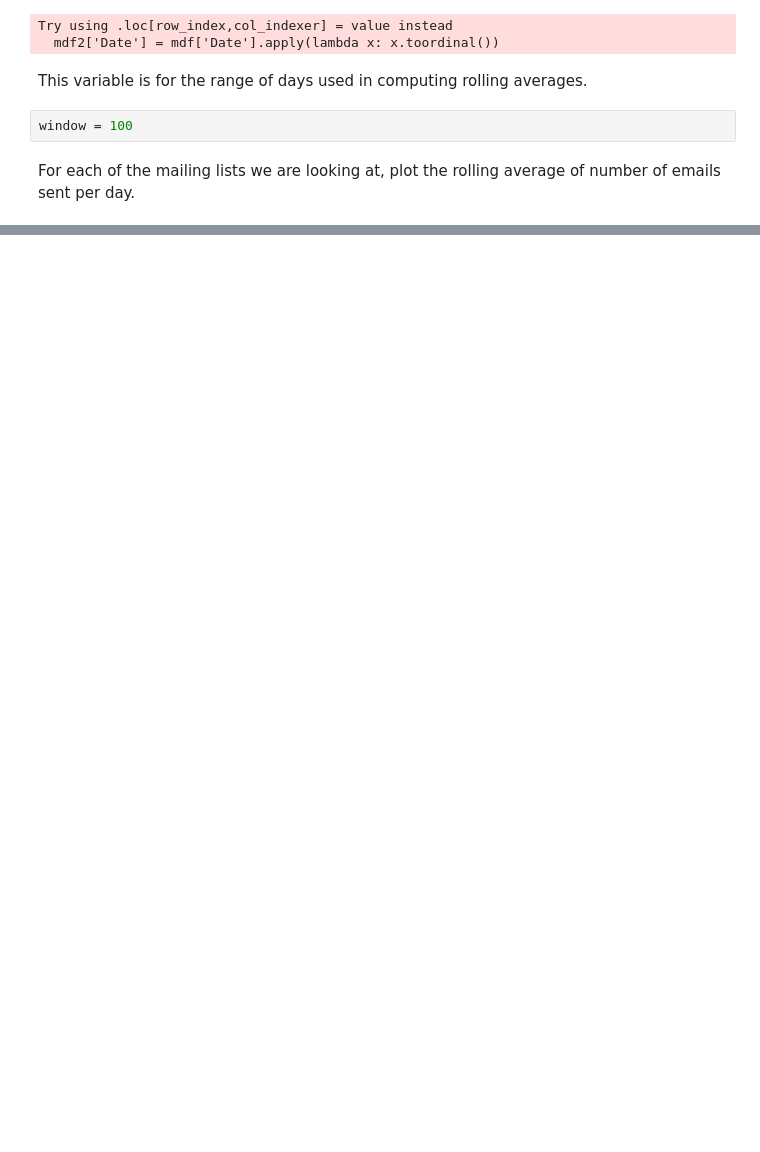
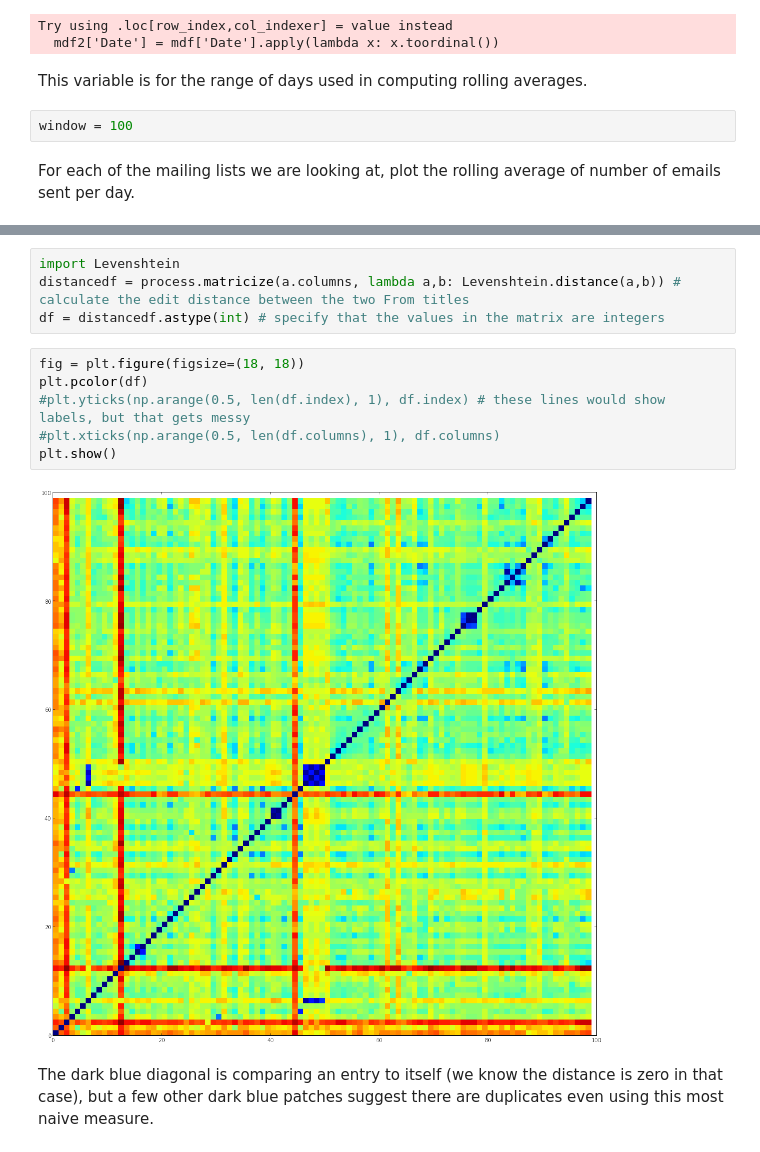
Before and after one commit to datactive/bigbang, a Jupyter notebook: examples/Plot Activity.ipynb, the cells around one changed output, grey strips where cells are left out. Saved outputs shown, nothing was run; the diff lists cells and outputs as text; blank space fills up the shorter version.

```diff
--- a/examples/Plot Activity.ipynb
+++ b/examples/Plot Activity.ipynb
@@ -133,0 +91,14 @@ Length: 769, dtype: float64
+# %%
+import Levenshtein
+distancedf = process.matricize(a.columns, lambda a,b: Levenshtein.distance(a,b)) # calculate the edit distance between the two From titles
+df = distancedf.astype(int) # specify that the values in the matrix are integers
+# %%
+fig = plt.figure(figsize=(18, 18))
+plt.pcolor(df)
+#plt.yticks(np.arange(0.5, len(df.index), 1), df.index) # these lines would show labels, but that gets messy
+#plt.xticks(np.arange(0.5, len(df.columns), 1), df.columns)
+plt.show()
+# %% [output]
+[figure, added]
+# %% [markdown]
+The dark blue diagonal is comparing an entry to itself (we know the distance is zero in that case), but a few other dark blue patches suggest there are duplicates even using this most naive measure.
```
Also changed, not shown: parts of 9 cells of this notebook, 1 other file.
